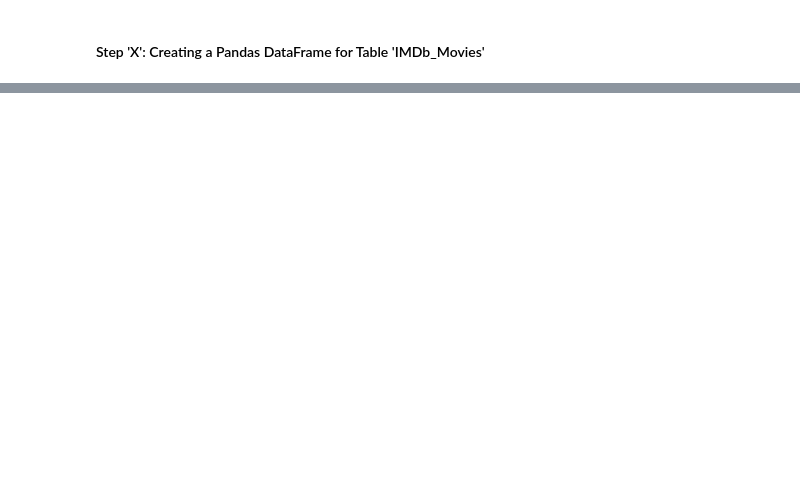
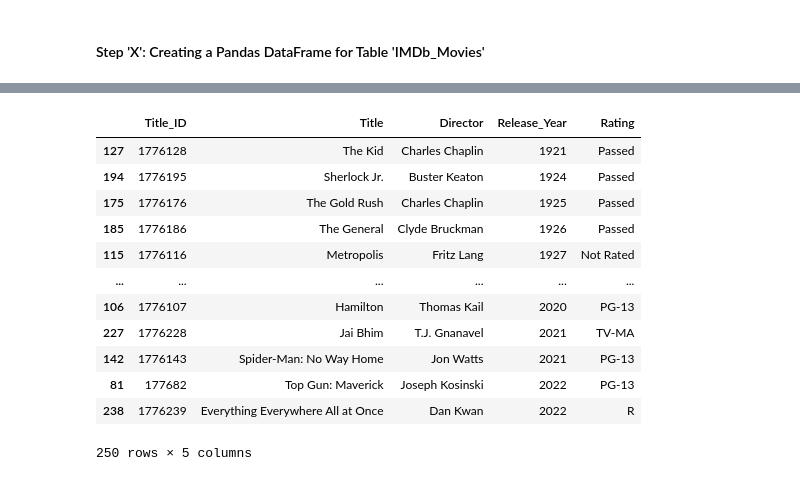
Before and after one commit to HannahSolima/Capstone, a Jupyter notebook: Notebooks/Webscrape_IMDb.ipynb, the cells around one changed output, grey strips where cells are left out. Cells and saved outputs as stored; diff of their text form; code cells hidden in the pictures; blank space fills up the shorter version.

```diff
--- a/Notebooks/Webscrape_IMDb.ipynb
+++ b/Notebooks/Webscrape_IMDb.ipynb
@@ -84,0 +259,16 @@ TO DO LIST <br>
+# %%
+IMDb_Movies.sort_values('Release_Year').head(250)
+# %% [output]
+|  | Title_ID | Title | Director | Release_Year | Rating |
+| 127 | 1776128 | The Kid | Charles Chaplin | 1921 | Passed |
+| 194 | 1776195 | Sherlock Jr. | Buster Keaton | 1924 | Passed |
+| 175 | 1776176 | The Gold Rush | Charles Chaplin | 1925 | Passed |
+| 185 | 1776186 | The General | Clyde Bruckman | 1926 | Passed |
+| 115 | 1776116 | Metropolis | Fritz Lang | 1927 | Not Rated |
+| ... | ... | ... | ... | ... | ... |
+| 106 | 1776107 | Hamilton | Thomas Kail | 2020 | PG-13 |
+| 227 | 1776228 | Jai Bhim | T.J. Gnanavel | 2021 | TV-MA |
+| 142 | 1776143 | Spider-Man: No Way Home | Jon Watts | 2021 | PG-13 |
+| 81 | 177682 | Top Gun: Maverick | Joseph Kosinski | 2022 | PG-13 |
+| 238 | 1776239 | Everything Everywhere All at Once | Dan Kwan | 2022 | R |
+250 rows × 5 columns
```
Also changed, not shown: parts of 17 cells of this notebook.
